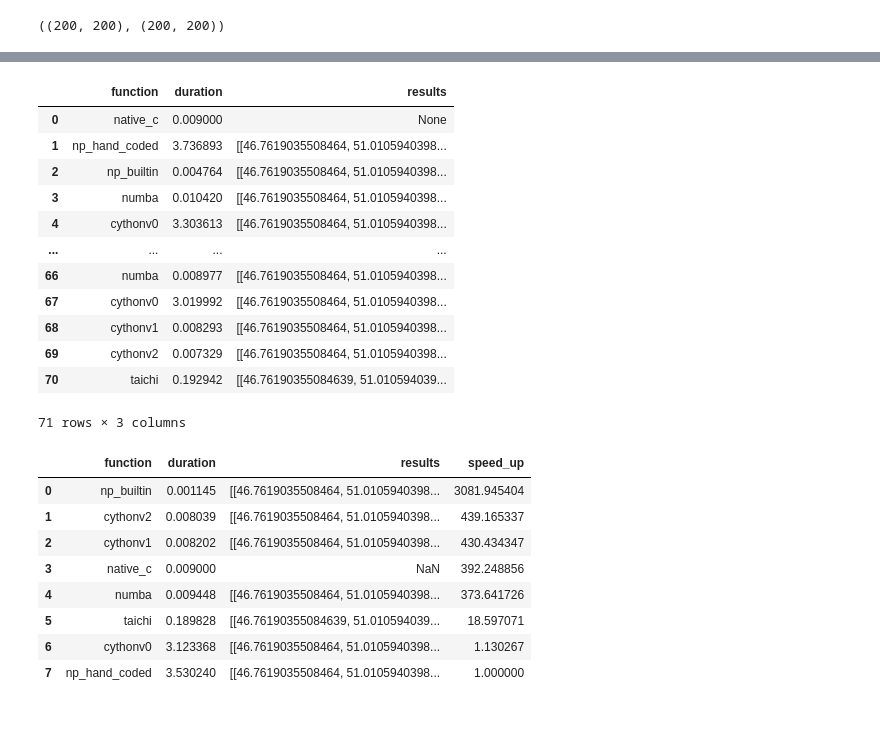
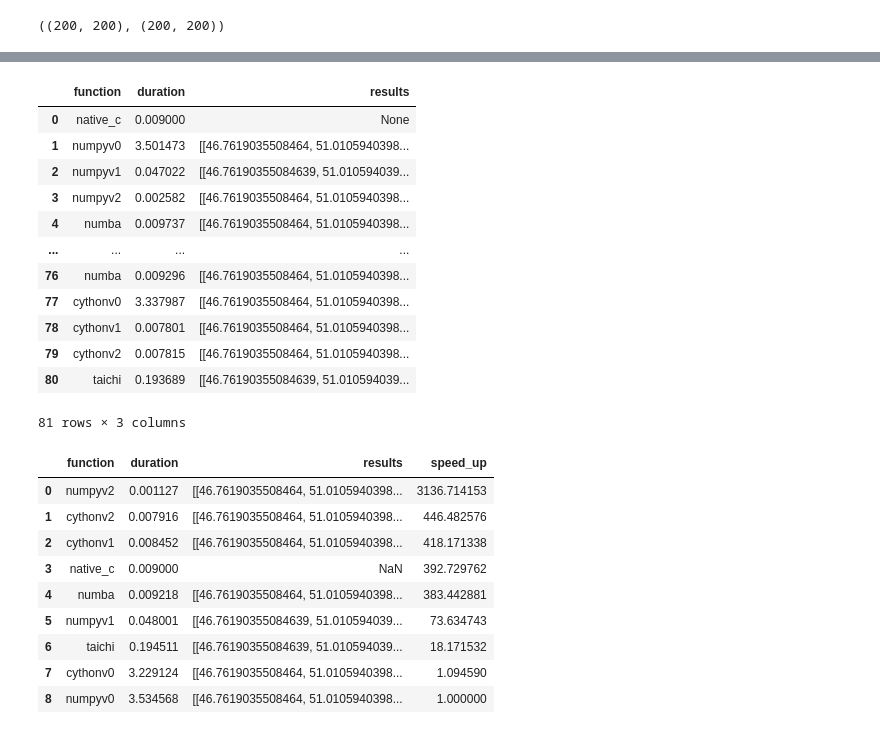
Before and after one commit to jimthompson5802/fast-python, a Jupyter notebook: matrix_multiplication/matrix_multiply_notebook.ipynb, the cells around one changed output, grey strips where cells are left out. Saved outputs shown, nothing was run; the diff lists cells and outputs as text; code cells hidden in the pictures.

```diff
--- a/matrix_multiplication/matrix_multiply_notebook.ipynb
+++ b/matrix_multiplication/matrix_multiply_notebook.ipynb
@@ -18,7 +18,7 @@ A,B
 # define naive matrix multiplication in numpy
 import numpy as np
 
-def matrix_multiply_np(A, B):
+def matrix_multiply_npv0(A, B):
     result = np.zeros((A.shape[0], B.shape[1]))
 
     for i in range(A.shape[0]):
@@ -29,3 +38,14 @@ def matrix_multiply_np(A, B):
+# %%
+# define naive matrix multiplication in numpy
+import numpy as np
+
+def matrix_multiply_npv1(A, B):
+    result = np.zeros((A.shape[0], B.shape[1]))
+
+    for i in range(A.shape[0]):
+        for j in range(B.shape[1]):
+            result[i, j] = np.dot(A[i, :], B[:, j])
+    return result
 # %%
 
 %%time
@@ -263,8 +283,9 @@ def test_function(function, identifier, A, B):
 
 # setup test scenarios
 test_scenarios = [
-    {"function": matrix_multiply_np, "identifier": "np_hand_coded", "A": A, "B": B},
-    {"function": np.matmul, "identifier": "np_builtin", "A": A, "B": B},
+    {"function": matrix_multiply_npv0, "identifier": "numpyv0", "A": A, "B": B},
+    {"function": matrix_multiply_npv1, "identifier": "numpyv1", "A": A, "B": B},
+    {"function": np.matmul, "identifier": "numpyv2", "A": A, "B": B},
     {"function": matrix_multiply_numba, "identifier": "numba", "A": A, "B": B},
     {"function": matrix_multiply_cython0, "identifier": "cythonv0", "A": A, "B": B},
     {"function": matrix_multiply_cython1, "identifier": "cythonv1", "A": A, "B": B},
@@ -295,33 +316,34 @@ df
 # %% [output]
 |  | function | duration | results |
 | 0 | native_c | 0.009000 | None |
-| 1 | np_hand_coded | 3.736893 | [[46.7619035508464, 51.0105940398... |
-| 2 | np_builtin | 0.004764 | [[46.7619035508464, 51.0105940398... |
-| 3 | numba | 0.010420 | [[46.7619035508464, 51.0105940398... |
-| 4 | cythonv0 | 3.303613 | [[46.7619035508464, 51.0105940398... |
+| 1 | numpyv0 | 3.501473 | [[46.7619035508464, 51.0105940398... |
+| 2 | numpyv1 | 0.047022 | [[46.76190355084639, 51.010594039... |
+| 3 | numpyv2 | 0.002582 | [[46.7619035508464, 51.0105940398... |
+| 4 | numba | 0.009737 | [[46.7619035508464, 51.0105940398... |
 | ... | ... | ... | ... |
-| 66 | numba | 0.008977 | [[46.7619035508464, 51.0105940398... |
-| 67 | cythonv0 | 3.019992 | [[46.7619035508464, 51.0105940398... |
-| 68 | cythonv1 | 0.008293 | [[46.7619035508464, 51.0105940398... |
-| 69 | cythonv2 | 0.007329 | [[46.7619035508464, 51.0105940398... |
-| 70 | taichi | 0.192942 | [[46.76190355084639, 51.010594039... |
+| 76 | numba | 0.009296 | [[46.7619035508464, 51.0105940398... |
+| 77 | cythonv0 | 3.337987 | [[46.7619035508464, 51.0105940398... |
+| 78 | cythonv1 | 0.007801 | [[46.7619035508464, 51.0105940398... |
+| 79 | cythonv2 | 0.007815 | [[46.7619035508464, 51.0105940398... |
+| 80 | taichi | 0.193689 | [[46.76190355084639, 51.010594039... |
-71 rows × 3 columns
+81 rows × 3 columns
 # %%
 df = df.groupby("function").mean().sort_values(by="duration")
 df.reset_index(inplace=True)
 df.rename(columns={'index': 'function'}, inplace=True)
-df['speed_up'] = df[df.function == 'np_hand_coded'].duration.values[0] / df['duration']
+df['speed_up'] = df[df.function == 'numpyv0'].duration.values[0] / df['duration']
 df
 # %% [output]
 |  | function | duration | results | speed_up |
-| 0 | np_builtin | 0.001145 | [[46.7619035508464, 51.0105940398... | 3081.945404 |
-| 1 | cythonv2 | 0.008039 | [[46.7619035508464, 51.0105940398... | 439.165337 |
-| 2 | cythonv1 | 0.008202 | [[46.7619035508464, 51.0105940398... | 430.434347 |
-| 3 | native_c | 0.009000 | NaN | 392.248856 |
-| 4 | numba | 0.009448 | [[46.7619035508464, 51.0105940398... | 373.641726 |
-| 5 | taichi | 0.189828 | [[46.76190355084639, 51.010594039... | 18.597071 |
-| 6 | cythonv0 | 3.123368 | [[46.7619035508464, 51.0105940398... | 1.130267 |
-| 7 | np_hand_coded | 3.530240 | [[46.7619035508464, 51.0105940398... | 1.000000 |
+| 0 | numpyv2 | 0.001127 | [[46.7619035508464, 51.0105940398... | 3136.714153 |
+| 1 | cythonv2 | 0.007916 | [[46.7619035508464, 51.0105940398... | 446.482576 |
+| 2 | cythonv1 | 0.008452 | [[46.7619035508464, 51.0105940398... | 418.171338 |
+| 3 | native_c | 0.009000 | NaN | 392.729762 |
+| 4 | numba | 0.009218 | [[46.7619035508464, 51.0105940398... | 383.442881 |
+| 5 | numpyv1 | 0.048001 | [[46.76190355084639, 51.010594039... | 73.634743 |
+| 6 | taichi | 0.194511 | [[46.76190355084639, 51.010594039... | 18.171532 |
+| 7 | cythonv0 | 3.229124 | [[46.7619035508464, 51.0105940398... | 1.094590 |
+| 8 | numpyv0 | 3.534568 | [[46.7619035508464, 51.0105940398... | 1.000000 |
 # %%
 import matplotlib.pyplot as plt
 
```
Also changed, not shown: parts of 15 cells of this notebook.
